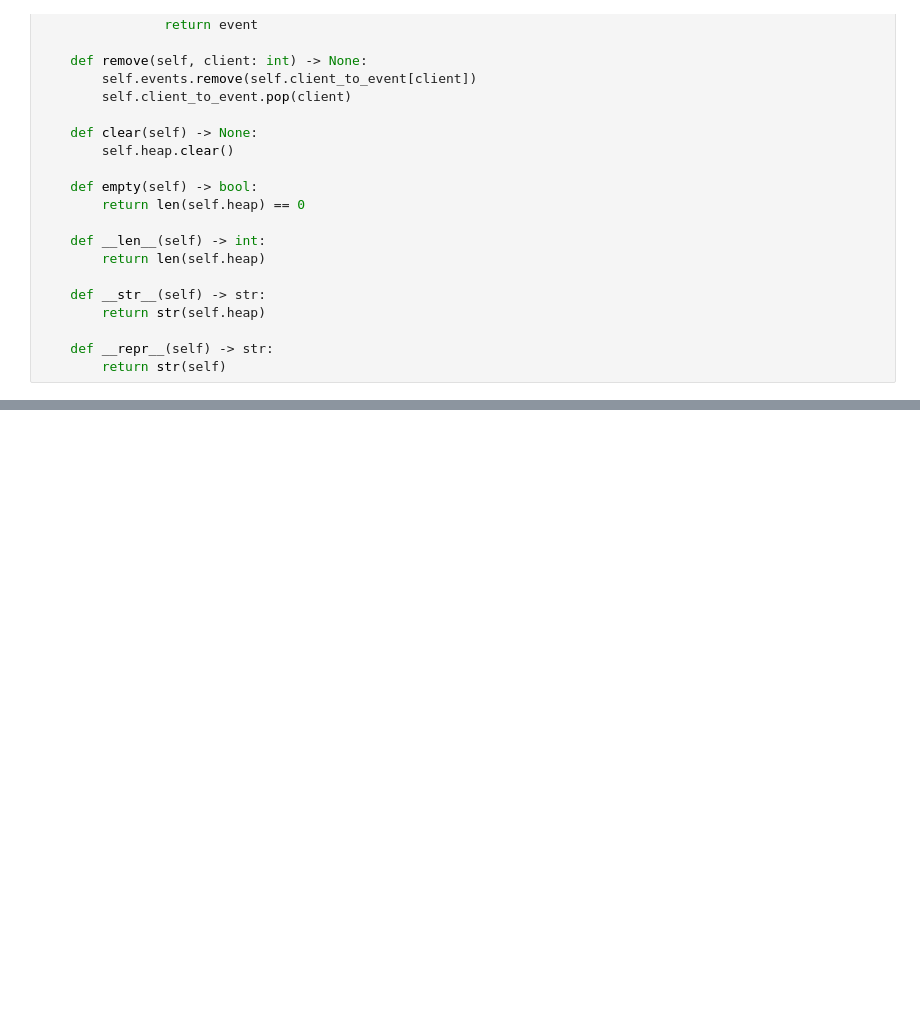
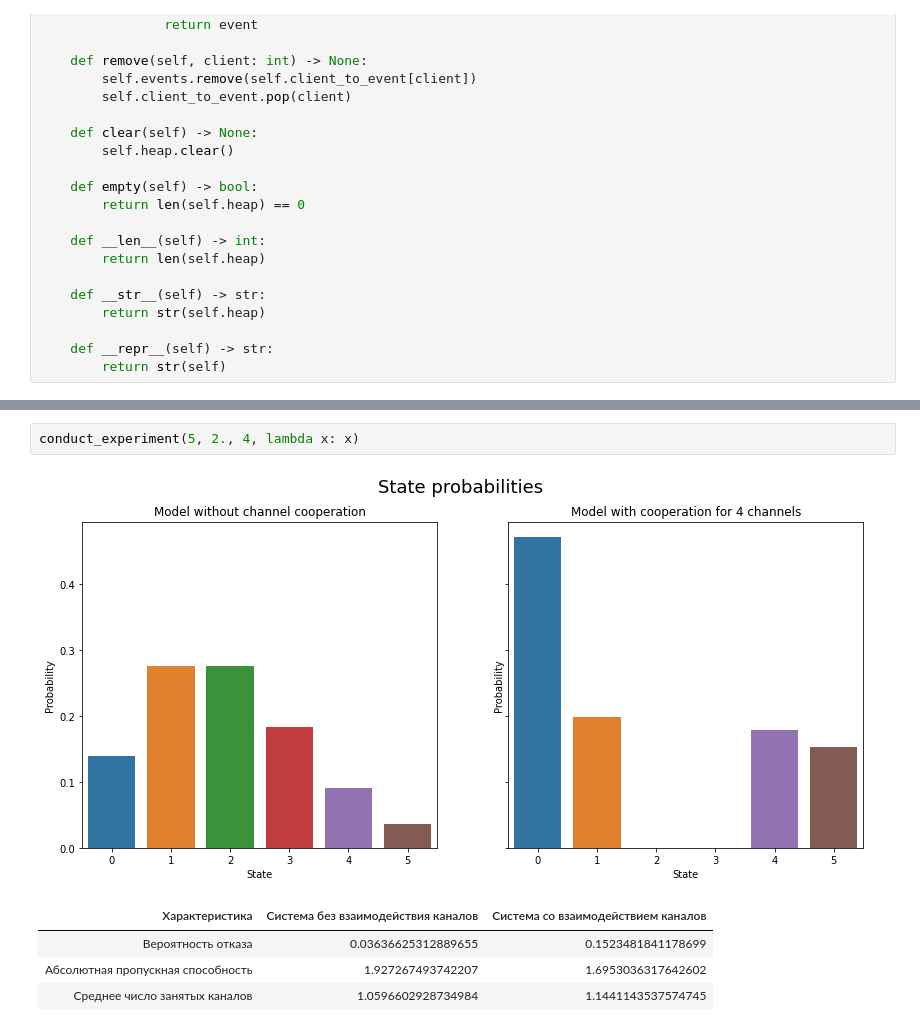
Before and after one commit to dinohunter2836/matmod, a Jupyter notebook: lab3.ipynb, the cells around one changed output, grey strips where cells are left out. Saved outputs shown, nothing was run; the diff lists cells and outputs as text; blank space fills up the shorter version.

```diff
--- a/lab3.ipynb
+++ b/lab3.ipynb
@@ -177,0 +233,8 @@ simulator.get_system_stats(probas)
+# %%
+conduct_experiment(5, 2., 4, lambda x: x)
+# %% [output]
+[figure, added]
+| Характеристика | Система без взаимодействия каналов | Система со взаимодействием каналов |
+| Вероятность отказа | 0.03636625312889655 | 0.1523481841178699 |
+| Абсолютная пропускная способность | 1.927267493742207 | 1.6953036317642602 |
+| Среднее число занятых каналов | 1.0596602928734984 | 1.1441143537574745 |
```
Also changed, not shown: parts of 26 cells of this notebook.
